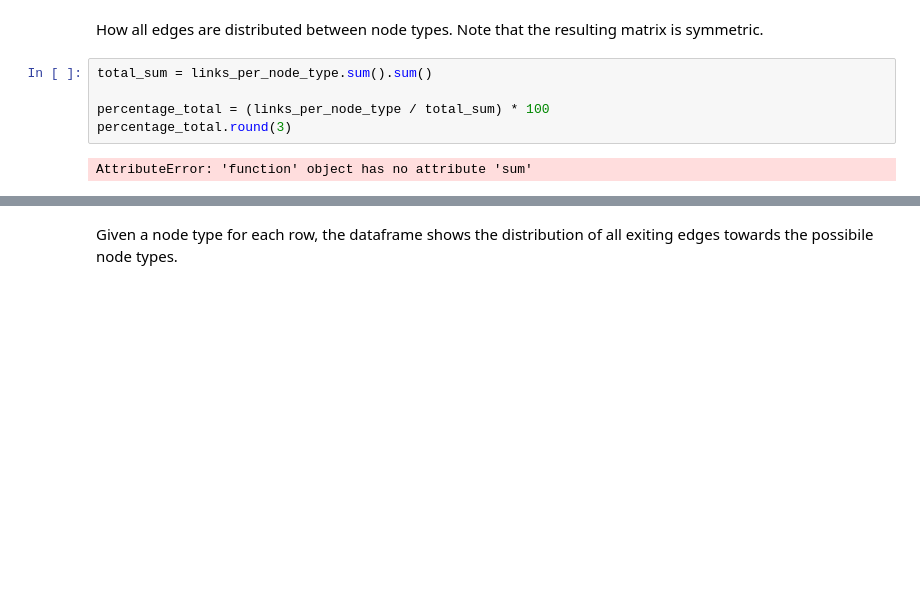
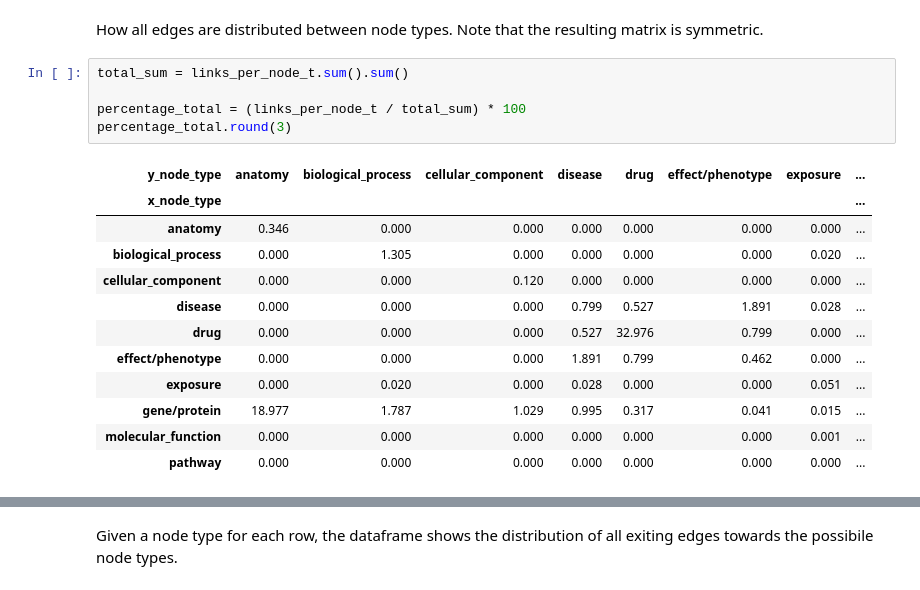
Before and after one commit to LuciaMellini/PatientKG, a Jupyter notebook: code/PrimeKG_Analysis/PrimeKG_analysis.ipynb, the cells around one changed output, grey strips where cells are left out. Drawn from its saved outputs; the diff is of its cells as text; blank space fills up the shorter version.

```diff
--- a/code/PrimeKG_Analysis/PrimeKG_analysis.ipynb
+++ b/code/PrimeKG_Analysis/PrimeKG_analysis.ipynb
@@ -130,12 +210,23 @@ links_per_node_type(contrarelation_edges_index, nodes)
 # %% [markdown]
 How all edges are distributed between node types. Note that the resulting matrix is symmetric.
 # %%
-total_sum = links_per_node_type.sum().sum()
+total_sum = links_per_node_t.sum().sum()
 
-percentage_total = (links_per_node_type / total_sum) * 100
+percentage_total = (links_per_node_t / total_sum) * 100
 percentage_total.round(3)
 # %% [output]
-AttributeError: 'function' object has no attribute 'sum'
+| y_node_type | anatomy | biological_process | cellular_component | disease | drug | effect/phenotype | exposure | ... |
+| x_node_type |  |  |  |  |  |  |  | ... |
+| anatomy | 0.346 | 0.000 | 0.000 | 0.000 | 0.000 | 0.000 | 0.000 | ... |
+| biological_process | 0.000 | 1.305 | 0.000 | 0.000 | 0.000 | 0.000 | 0.020 | ... |
+| cellular_component | 0.000 | 0.000 | 0.120 | 0.000 | 0.000 | 0.000 | 0.000 | ... |
+| disease | 0.000 | 0.000 | 0.000 | 0.799 | 0.527 | 1.891 | 0.028 | ... |
+| drug | 0.000 | 0.000 | 0.000 | 0.527 | 32.976 | 0.799 | 0.000 | ... |
+| effect/phenotype | 0.000 | 0.000 | 0.000 | 1.891 | 0.799 | 0.462 | 0.000 | ... |
+| exposure | 0.000 | 0.020 | 0.000 | 0.028 | 0.000 | 0.000 | 0.051 | ... |
+| gene/protein | 18.977 | 1.787 | 1.029 | 0.995 | 0.317 | 0.041 | 0.015 | ... |
+| molecular_function | 0.000 | 0.000 | 0.000 | 0.000 | 0.000 | 0.000 | 0.001 | ... |
+| pathway | 0.000 | 0.000 | 0.000 | 0.000 | 0.000 | 0.000 | 0.000 | ... |
 # %%
 weighed_hypergraph_node_types(percentage_total, 0)
 # %% [output]
```
Also changed, not shown: parts of 14 cells of this notebook, 7 other files.
